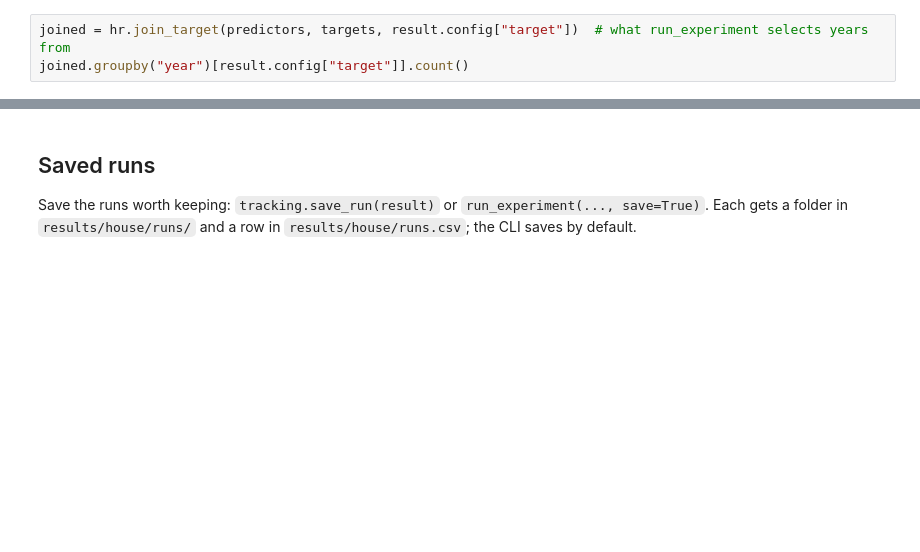
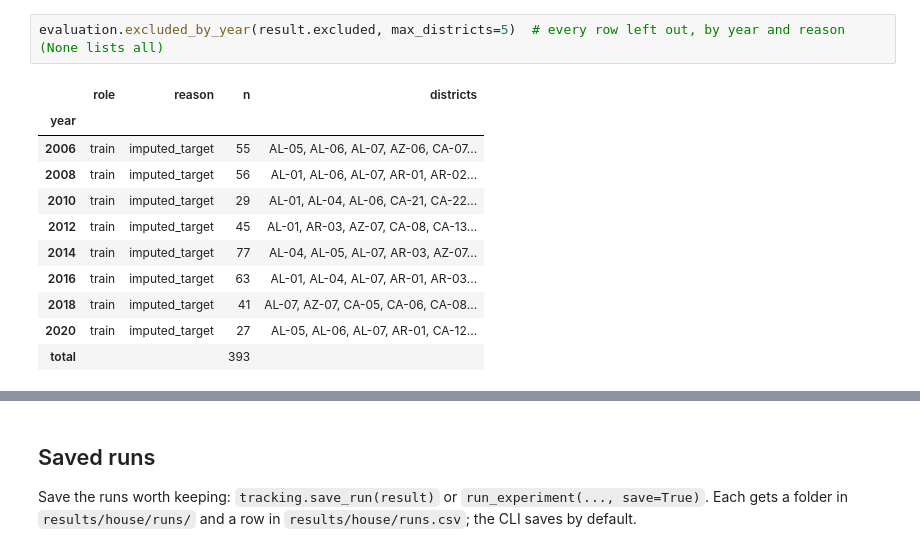
Before and after one commit to elijahsong/election-2026, a Jupyter notebook: notebooks/house/01_regression.ipynb, the cells around one changed output, grey strips where cells are left out. Drawn from its saved outputs; the diff is of its cells as text; blank space fills up the shorter version.

```diff
--- a/notebooks/house/01_regression.ipynb
+++ b/notebooks/house/01_regression.ipynb
@@ -32,4 +76,15 @@ print(hr.describe_config(result.config))
 # %%
-joined = hr.join_target(predictors, targets, result.config["target"])  # what run_experiment selects years from
-joined.groupby("year")[result.config["target"]].count()
+evaluation.excluded_by_year(result.excluded, max_districts=5)  # every row left out, by year and reason (None lists all)
+# %% [output]
+|  | role | reason | n | districts |
+| year |  |  |  |  |
+| 2006 | train | imputed_target | 55 | AL-05, AL-06, AL-07, AZ-06, CA-07... |
+| 2008 | train | imputed_target | 56 | AL-01, AL-06, AL-07, AR-01, AR-02... |
+| 2010 | train | imputed_target | 29 | AL-01, AL-04, AL-06, CA-21, CA-22... |
+| 2012 | train | imputed_target | 45 | AL-01, AR-03, AZ-07, CA-08, CA-13... |
+| 2014 | train | imputed_target | 77 | AL-04, AL-05, AL-07, AR-03, AZ-07... |
+| 2016 | train | imputed_target | 63 | AL-01, AL-04, AL-07, AR-01, AR-03... |
+| 2018 | train | imputed_target | 41 | AL-07, AZ-07, CA-05, CA-06, CA-08... |
+| 2020 | train | imputed_target | 27 | AL-05, AL-06, AL-07, AR-01, CA-12... |
+| total |  |  | 393 |  |
 # %%
```
Also changed, not shown: parts of 17 cells of this notebook, 9 other files.
